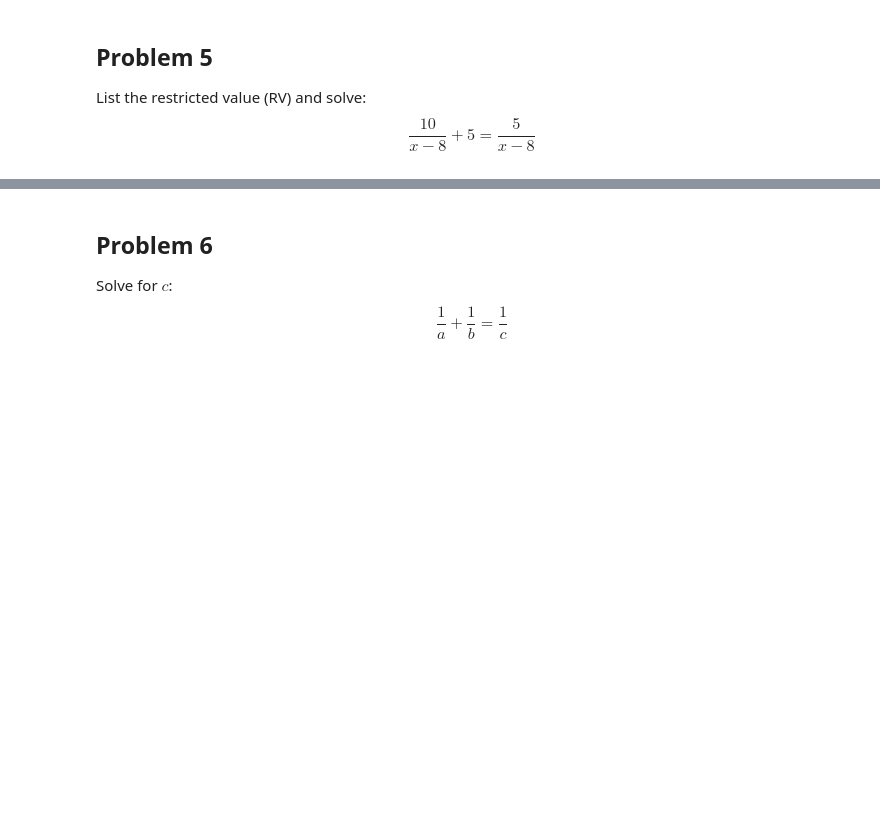
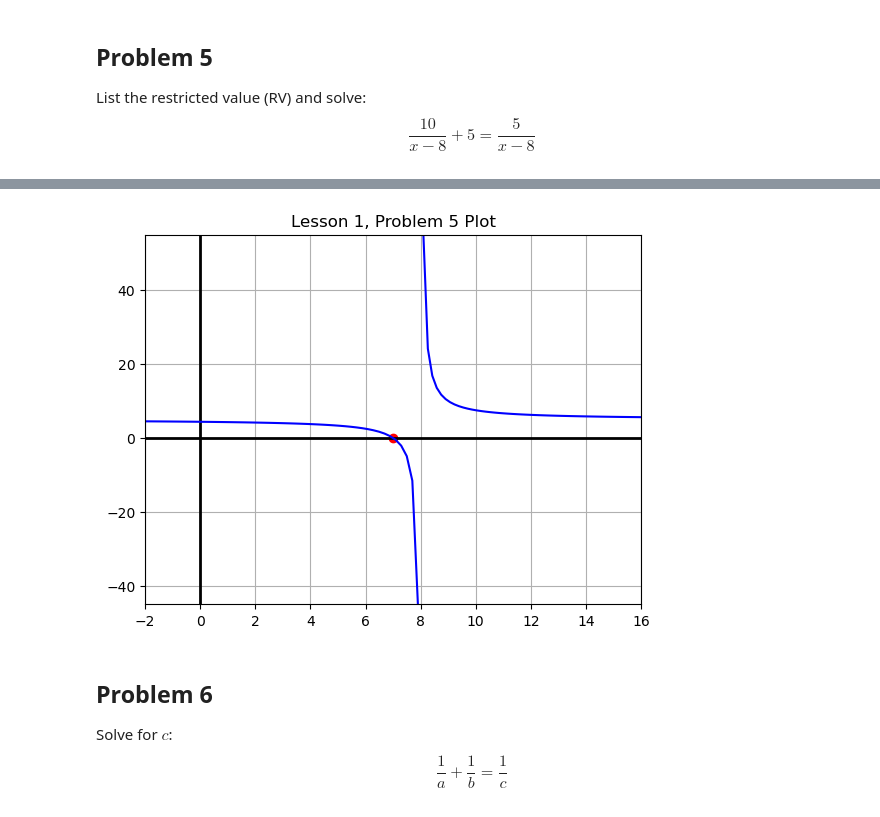
Before and after one commit to ParkerEnsing/Tutoring, a Jupyter notebook: Will_Graham/Lesson_1/Lesson_1.ipynb, the cells around one changed output, grey strips where cells are left out. Drawn from its saved outputs; the diff is of its cells as text; code cells hidden in the pictures; blank space fills up the shorter version.

Commit message:
Adds solutions for Will Graham Lesson 1, Problem 4-8

```diff
--- a/Will_Graham/Lesson_1/Lesson_1.ipynb
+++ b/Will_Graham/Lesson_1/Lesson_1.ipynb
@@ -142,3 +177,32 @@ List the restricted value (RV) and solve: $$\frac{10}{x - 8} + 5 = \frac{5}{x -
+# %%
+x1 = np.linspace(-2, 7.9, 50)
+x2 = np.linspace(8.1, 16, 50)
+result = lambda x: 10 / (x - 8) + 5 - 5 / (x - 8)
+y1 = result(x1)
+y2 = result(x2)
+
+domain = [x1.min(), x2.max()]
+rng = [y1.min(), y2.max()]
+
+x_ax = np.linspace(domain[0], domain[1], 100)
+y_ax = np.linspace(rng[0], rng[1], 100)
+
+fig, ax = plt.subplots()
+
+ax.set_title("Lesson 1, Problem 5 Plot")
+
+ax.plot(x_ax, np.zeros(len(x_ax)), linewidth = 2, color = 'k')
+ax.plot(np.zeros(len(y_ax)), y_ax, linewidth = 2, color = 'k')
+ax.plot(x1, y1, linestyle = '-', color = 'b')
+ax.plot(x2, y2, linestyle = '-', color = 'b')
+ax.scatter(7, 0, marker = 'o', color = 'r')
+
+ax.set_xlim(domain)
+ax.set_ylim(rng)
+ax.grid(True)
+plt.show()
+# %% [output]
+[figure, added]
 # %% [markdown]
 ## Problem 6 ##
 Solve for $c$: $$\frac{1}{a} + \frac{1}{b} = \frac{1}{c}$$
```
Also changed, not shown: parts of 13 cells of this notebook, 1 other file.
